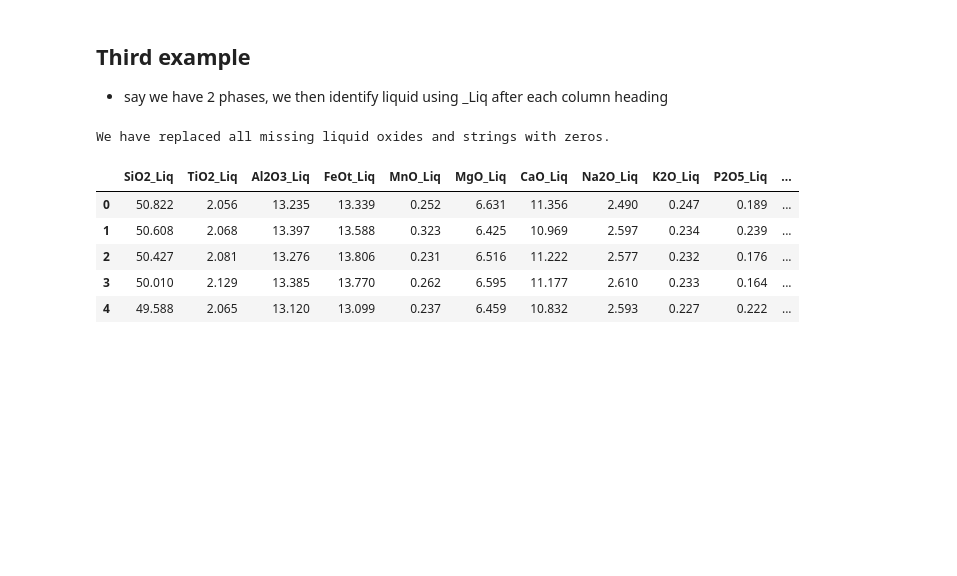
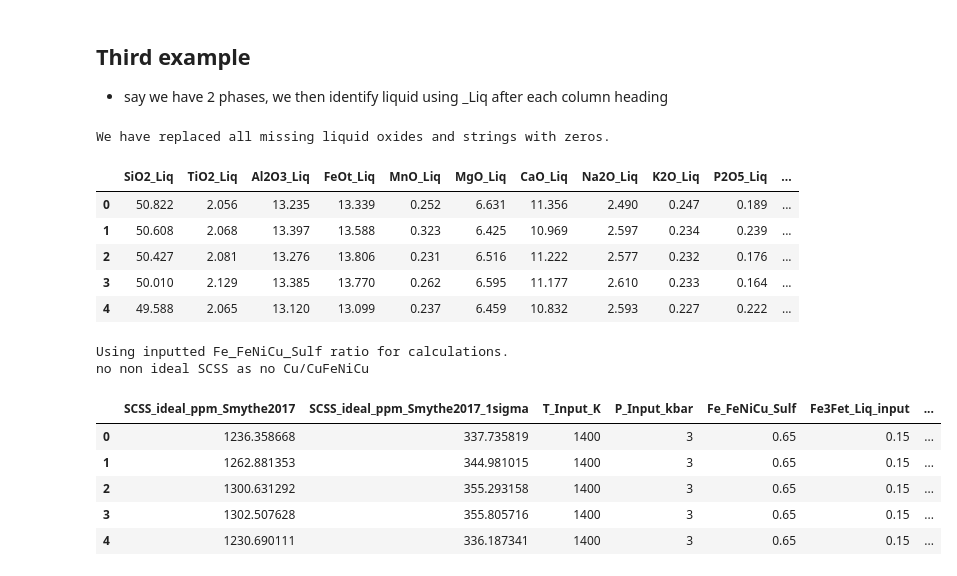
Before and after one commit to PennyWieser/PySulfSat, a Jupyter notebook: docs/Examples/Data_Input/Importing_Spreadsheet.ipynb, the cells around one changed output. Saved outputs shown, nothing was run; the diff lists cells and outputs as text; code cells hidden in the pictures; blank space fills up the shorter version.

```diff
--- a/docs/Examples/Data_Input/Importing_Spreadsheet.ipynb
+++ b/docs/Examples/Data_Input/Importing_Spreadsheet.ipynb
@@ -103,3 +105,18 @@ We have replaced all missing liquid oxides and strings with zeros.
 | 2 | 50.427 | 2.081 | 13.276 | 13.806 | 0.231 | 6.516 | 11.222 | 2.577 | 0.232 | 0.176 | ... |
 | 3 | 50.010 | 2.129 | 13.385 | 13.770 | 0.262 | 6.595 | 11.177 | 2.610 | 0.233 | 0.164 | ... |
 | 4 | 49.588 | 2.065 | 13.120 | 13.099 | 0.237 | 6.459 | 10.832 | 2.593 | 0.227 | 0.222 | ... |
+# %%
+Smythe_CalcSulf=ss.calculate_S2017_SCSS(df=df_out3, T_K=1400,
+P_kbar=3, Fe_FeNiCu_Sulf=0.65,
+Fe3Fet_Liq=0.15)
+
+Smythe_CalcSulf.head()
+# %% [output]
+Using inputted Fe_FeNiCu_Sulf ratio for calculations.
+no non ideal SCSS as no Cu/CuFeNiCu
+|  | SCSS_ideal_ppm_Smythe2017 | SCSS_ideal_ppm_Smythe2017_1sigma | T_Input_K | P_Input_kbar | Fe_FeNiCu_Sulf | Fe3Fet_Liq_input | ... |
+| 0 | 1236.358668 | 337.735819 | 1400 | 3 | 0.65 | 0.15 | ... |
+| 1 | 1262.881353 | 344.981015 | 1400 | 3 | 0.65 | 0.15 | ... |
+| 2 | 1300.631292 | 355.293158 | 1400 | 3 | 0.65 | 0.15 | ... |
+| 3 | 1302.507628 | 355.805716 | 1400 | 3 | 0.65 | 0.15 | ... |
+| 4 | 1230.690111 | 336.187341 | 1400 | 3 | 0.65 | 0.15 | ... |
```
Also changed, not shown: parts of 5 cells of this notebook, 28 other files.
